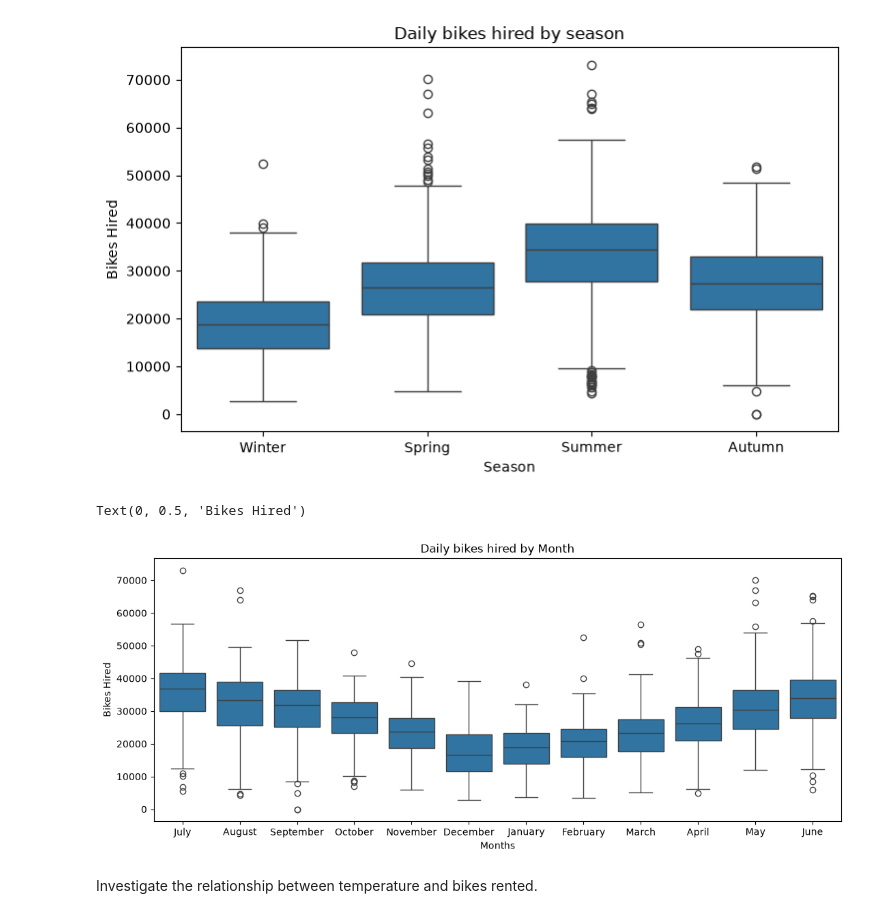
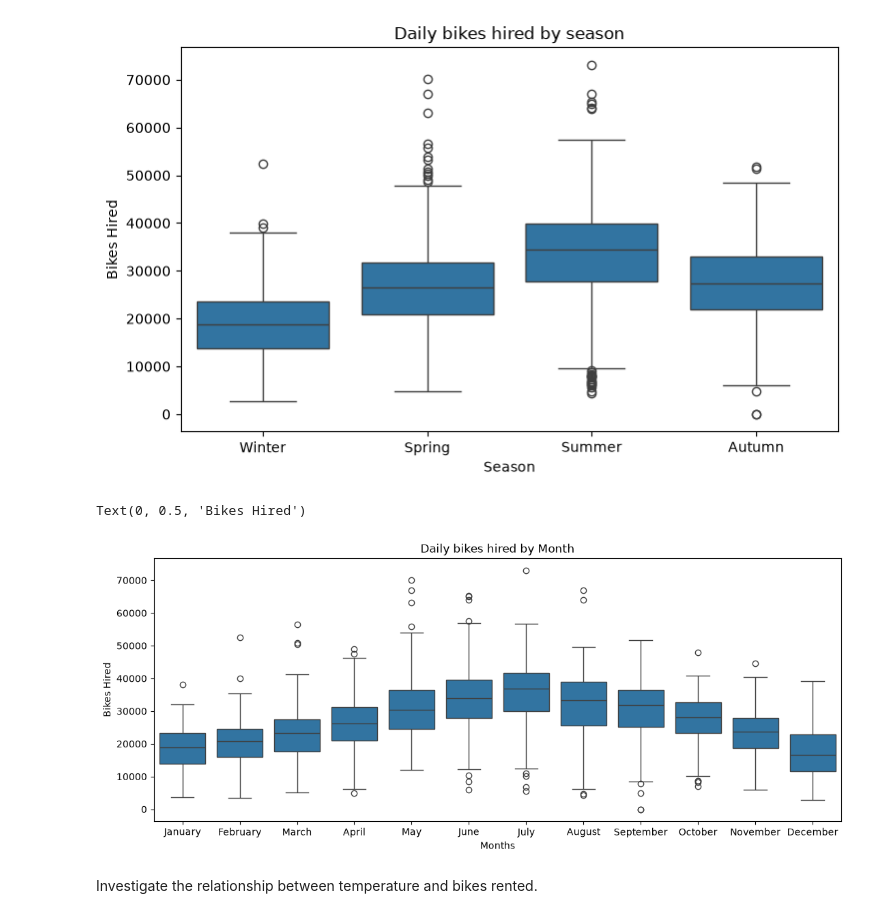
Before and after one commit to Brennan-Chan/Analytics-Through-Coding-AUT_26, a Jupyter notebook: Session_3/Group_Project.ipynb, the cells around one changed output. Saved outputs shown, nothing was run; the diff lists cells and outputs as text; code cells hidden in the pictures.

```diff
--- a/Session_3/Group_Project.ipynb
+++ b/Session_3/Group_Project.ipynb
@@ -301,20 +302,24 @@ plt.ylabel("Bikes Hired")
 Text(0, 0.5, 'Bikes Hired')
 [figure]
 # %%
+month_order = ["January", "February", "March", "April", "May", "June",
+               "July", "August", "September", "October", "November", "December"]
+
 plt.figure(figsize=(13,5))
 
 sns.boxplot(
     data=bikes,
     x="month_name",
-    y="bikes_hired"
+    y="bikes_hired",
+    order=month_order
 )
 
 plt.title("Daily bikes hired by Month")
 plt.xlabel("Months")
 plt.ylabel("Bikes Hired")
 # %% [output]
 Text(0, 0.5, 'Bikes Hired')
-[figure, old version]
+[figure, new version]
 # %% [markdown]
 Investigate the relationship between temperature and bikes rented.
 # %%
```
Also changed, not shown: parts of 5 cells of this notebook.
